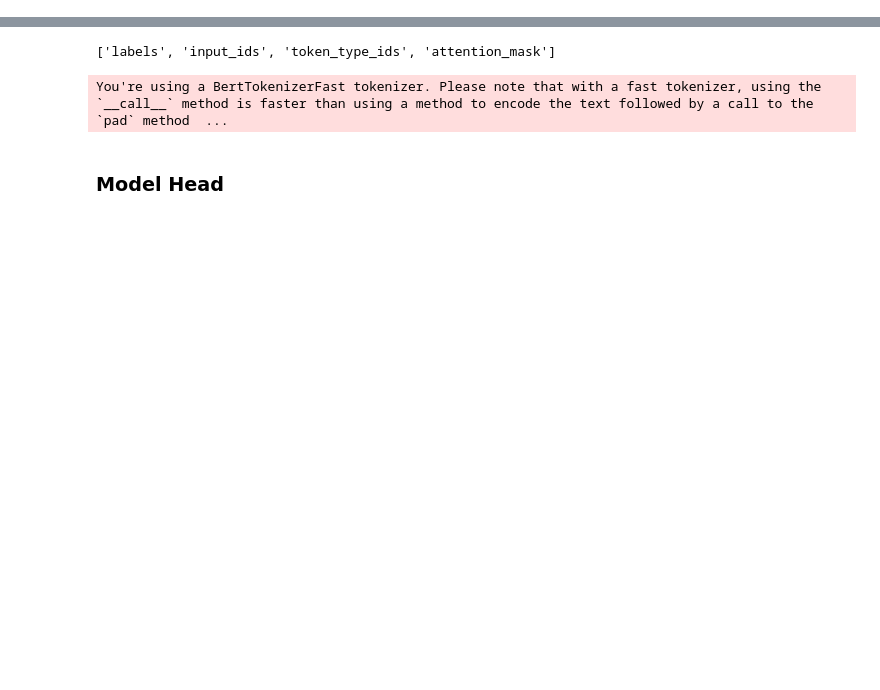
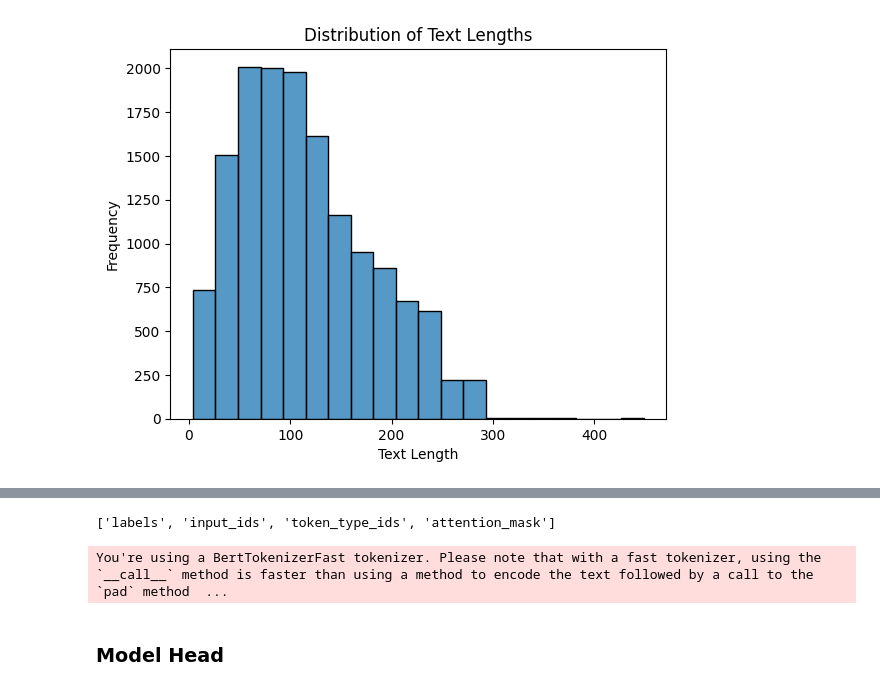
Before and after one commit to yangezheng/chatguardians, a Jupyter notebook: classification/yange/distilbert-base-uncased.ipynb, the cells around one changed output, grey strips where cells are left out. Drawn from its saved outputs; the diff is of its cells as text; code cells hidden in the pictures; blank space fills up the shorter version.

```diff
--- a/classification/yange/distilbert-base-uncased.ipynb
+++ b/classification/yange/distilbert-base-uncased.ipynb
@@ -30,0 +71,4 @@ data_collator = DataCollatorWithPadding(tokenizer=tokenizer)
+# %%
+# filter out rows with more than 3 sentence
+df = df[df['sentence_count'] <= 3]
+df.head()
@@ -30,0 +98,9 @@ data_collator = DataCollatorWithPadding(tokenizer=tokenizer)
+# %%
+df['text_length'] = df['text'].apply(len)
+sns.histplot(df['text_length'], bins = 20)
+plt.title("Distribution of Text Lengths")
+plt.xlabel("Text Length")
+plt.ylabel("Frequency")
+plt.show()
+# %% [output]
+[figure, added]
```
Also changed, not shown: parts of 14 cells of this notebook.
